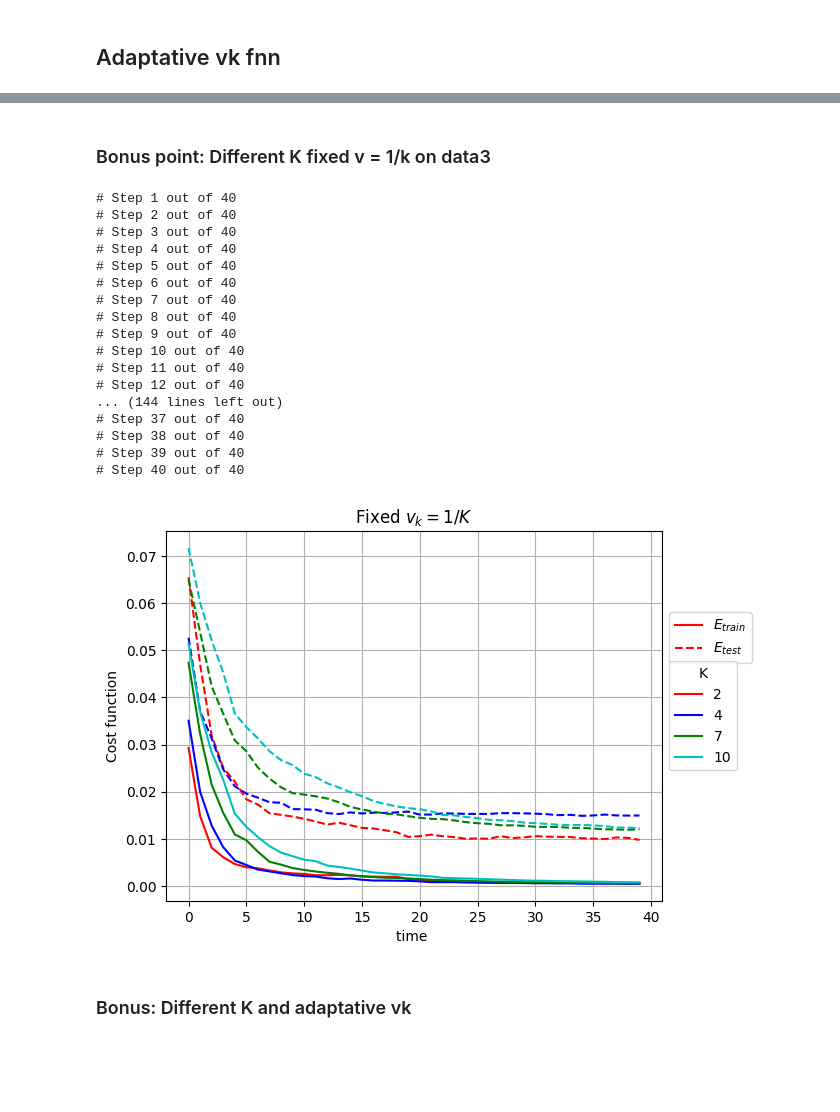
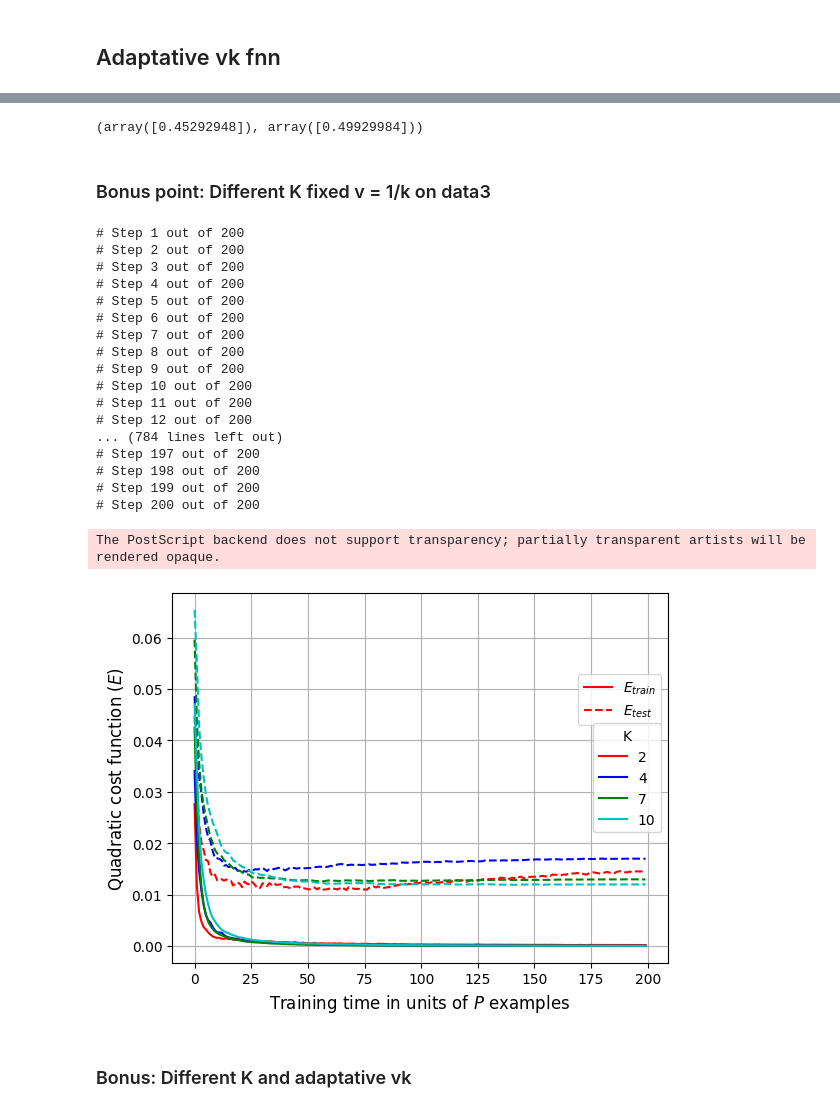
Before and after one commit to alsanron/NN-A3-Learning_by_gradient_descent, a Jupyter notebook: bonus_points_3-4.ipynb, the cells around one changed output, grey strips where cells are left out. Cells and saved outputs as stored; diff of their text form; code cells hidden in the pictures; blank space fills up the shorter version.

```diff
--- a/bonus_points_3-4.ipynb
+++ b/bonus_points_3-4.ipynb
@@ -224,6 +214,6 @@ def train_feed_forward_nn_adap_v(Dataset, K, P, Q, t_max, eta=0.05, verbose=Fals
 # %%
 # Testing of the neural network on data 3
-K = 2; P = 100; Q = 200; t_max = 50
+K = 2; P = 100; Q = 200; t_max = 200
 (W_a, v_a), (E_train_a, E_test_a) = train_feed_forward_nn_adap_v(D, K, P, Q, t_max, eta=0.05)
 (W, v), (E_train, E_test) = train_feed_forward_nn(D, K, P, Q, t_max, eta=0.05, fixed_v=1)
 # %% [output]
@@ -301,47 +297,59 @@ plt.show()
+# %%
+v_a[0], v_a[1]
+# %% [output]
+(array([0.45292948]), array([0.49929984]))
 # %% [markdown]
 ### Bonus point: Different K fixed v =  1/k on data3
+# %%
+K = [2, 4, 7, 10]
+P = 100; Q = 200; t_max = 200
+
+E_train_k = []; E_test_k = []
+for kk in range(len(K)):
+    (W, v), (E_train, E_test) = train_feed_forward_nn(D, K[kk], P, Q, t_max, eta=0.05, fixed_v=1/K[kk])
+    E_train_k.append(E_train); E_test_k.append(E_test)
+# %% [output]
+# Step 1 out of 200
+# Step 2 out of 200
+# Step 3 out of 200
+# Step 4 out of 200
+# Step 5 out of 200
+# Step 6 out of 200
+# Step 7 out of 200
+# Step 8 out of 200
+# Step 9 out of 200
+# Step 10 out of 200
+# Step 11 out of 200
+# Step 12 out of 200
+... (784 lines left out)
+# Step 197 out of 200
+# Step 198 out of 200
+# Step 199 out of 200
+# Step 200 out of 200
 # %%
 K = [2, 4, 7, 10]
-P = 100; Q = 200; t_max = 50
-colours_list = ['r', 'b', 'g', 'c']
+colours_list = ['r', 'b', 'g', 'c', 'k']
 plot_lines = []
+FontSize=12
 for kk in range(len(K)):
-    (W, v), (E_train, E_test) = train_feed_forward_nn(D, K[kk], P, Q, t_max, eta=0.05, fixed_v=1/K[kk])
-
-    N_dim = len(W[:, 0]); t_max = len(E_train)
     t = range(t_max)
-    l1, = plt.plot(t, E_train, label='K ='+str(kk), color=colours_list[kk], linestyle = '-')
-    l2, = plt.plot(t, E_test, label='K ='+str(kk), color=colours_list[kk], linestyle = '--')
-    plt.xlabel('time ')
-    plt.ylabel('Cost function')
-    plt.grid()
+    l1, = plt.plot(t, E_train_k[kk], label='K ='+str(kk), color=colours_list[kk], linestyle = '-')
+    l2, = plt.plot(t, E_test_k[kk], label='K ='+str(kk), color=colours_list[kk], linestyle = '--')
+    plt.xlabel('Training time in units of $P$ examples', fontsize=FontSize)
+    plt.ylabel('Quadratic cost function ($E$)', fontsize=FontSize)
 
     plot_lines.append([l1, l2])
 
-legend1 = plt.legend(plot_lines[0],  ["$E_{train}$", "$E_{test}$"], loc='upper left', bbox_to_anchor=(1, 0.8))
-plt.legend([l[0] for l in plot_lines], K, title = 'K', loc='center left', bbox_to_anchor=(1, 0.5))
+legend1 = plt.legend(plot_lines[0],  ["$E_{train}$", "$E_{test}$"], loc='best', bbox_to_anchor=(1, 0.8))
+plt.legend([l[0] for l in plot_lines], K, title = 'K', loc='center right', bbox_to_anchor=(1, 0.5)) #center left
 plt.gca().add_artist(legend1)
 plt.grid()
-plt.title('Fixed $v_k = 1/K$')
+# plt.title('Fixed $v_k = 1/K$')
+plt.savefig("Data_bonus/Bonus3/K_comparison.eps")
+plt.savefig("Data_bonus/Bonus3/K_comparison.png")
 plt.show()
 # %% [output]
-# Step 1 out of 40
-# Step 2 out of 40
-# Step 3 out of 40
-# Step 4 out of 40
-# Step 5 out of 40
-# Step 6 out of 40
-# Step 7 out of 40
-# Step 8 out of 40
-# Step 9 out of 40
-# Step 10 out of 40
-# Step 11 out of 40
-# Step 12 out of 40
-... (144 lines left out)
-# Step 37 out of 40
-# Step 38 out of 40
-# Step 39 out of 40
-# Step 40 out of 40
+The PostScript backend does not support transparency; partially transparent artists will be rendered opaque.
-[figure, old version]
+[figure, new version]
 # %% [markdown]
 ### Bonus: Different K and adaptative vk
```
Also changed, not shown: parts of 16 cells of this notebook, 23 other files.
